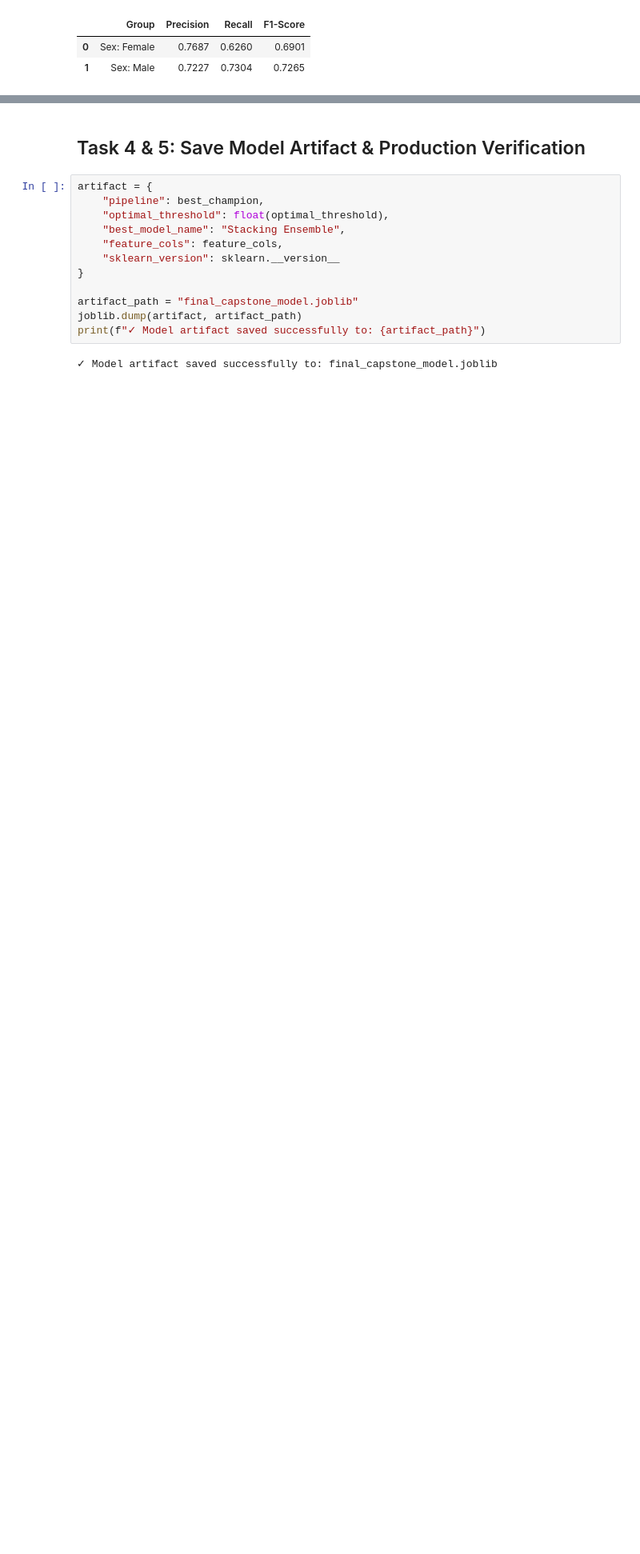
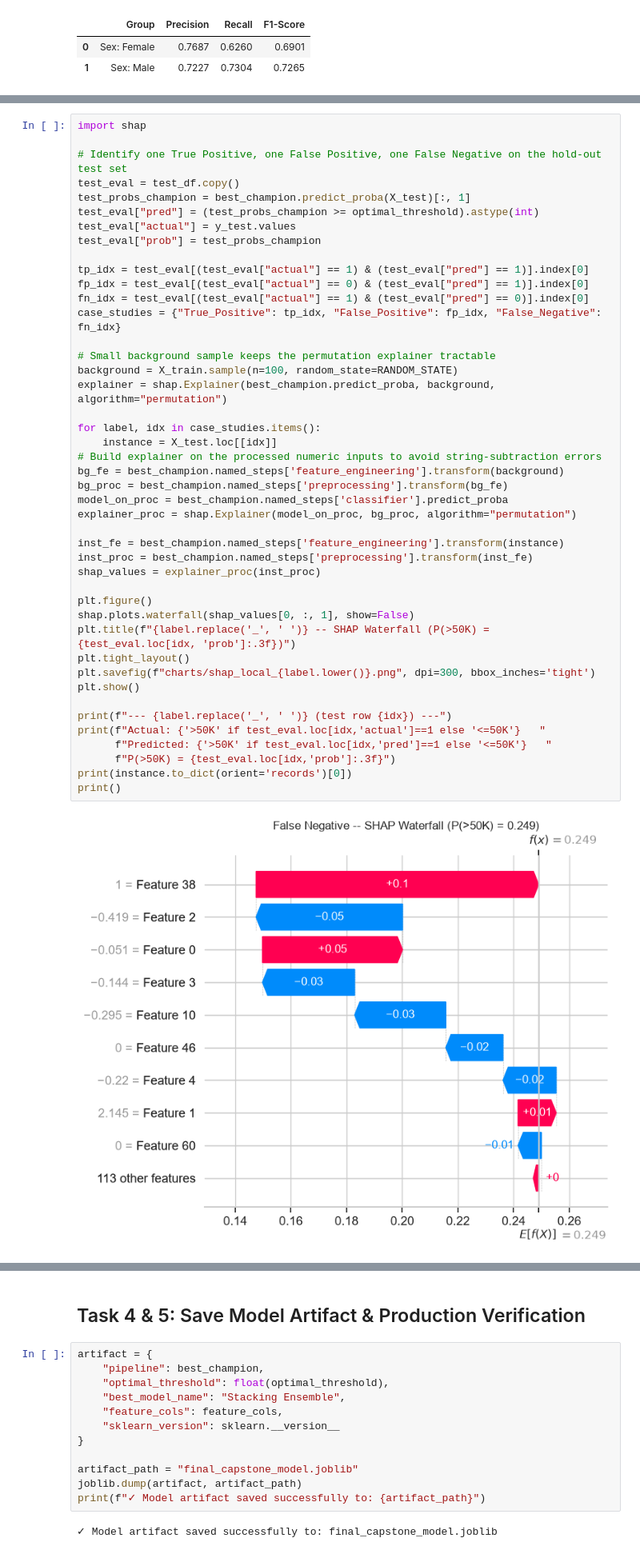
Before and after one commit to abdul-sami88/Netixsol, a Jupyter notebook: Week_4_CMIT_B2/Day5/week4_day5.ipynb, the cells around one changed output, grey strips where cells are left out. Shown at 80% size. Drawn from its saved outputs; the diff is of its cells as text; blank space fills up the shorter version.

```diff
--- a/Week_4_CMIT_B2/Day5/week4_day5.ipynb
+++ b/Week_4_CMIT_B2/Day5/week4_day5.ipynb
@@ -349,0 +445,46 @@ display(pd.DataFrame(fairness_sex))
+# %%
+import shap
+
+# Identify one True Positive, one False Positive, one False Negative on the hold-out test set
+test_eval = test_df.copy()
+test_probs_champion = best_champion.predict_proba(X_test)[:, 1]
+test_eval["pred"] = (test_probs_champion >= optimal_threshold).astype(int)
+test_eval["actual"] = y_test.values
+test_eval["prob"] = test_probs_champion
+
+tp_idx = test_eval[(test_eval["actual"] == 1) & (test_eval["pred"] == 1)].index[0]
+fp_idx = test_eval[(test_eval["actual"] == 0) & (test_eval["pred"] == 1)].index[0]
+fn_idx = test_eval[(test_eval["actual"] == 1) & (test_eval["pred"] == 0)].index[0]
+case_studies = {"True_Positive": tp_idx, "False_Positive": fp_idx, "False_Negative": fn_idx}
+
+# Small background sample keeps the permutation explainer tractable
+background = X_train.sample(n=100, random_state=RANDOM_STATE)
+explainer = shap.Explainer(best_champion.predict_proba, background, algorithm="permutation")
+
+for label, idx in case_studies.items():
+    instance = X_test.loc[[idx]]
+# Build explainer on the processed numeric inputs to avoid string-subtraction errors
+bg_fe = best_champion.named_steps['feature_engineering'].transform(background)
+bg_proc = best_champion.named_steps['preprocessing'].transform(bg_fe)
+model_on_proc = best_champion.named_steps['classifier'].predict_proba
+explainer_proc = shap.Explainer(model_on_proc, bg_proc, algorithm="permutation")
+
+inst_fe = best_champion.named_steps['feature_engineering'].transform(instance)
+inst_proc = best_champion.named_steps['preprocessing'].transform(inst_fe)
+shap_values = explainer_proc(inst_proc)
+
+plt.figure()
+shap.plots.waterfall(shap_values[0, :, 1], show=False)
+plt.title(f"{label.replace('_', ' ')} -- SHAP Waterfall (P(>50K) = {test_eval.loc[idx, 'prob']:.3f})")
+plt.tight_layout()
+plt.savefig(f"charts/shap_local_{label.lower()}.png", dpi=300, bbox_inches='tight')
+plt.show()
+
+print(f"--- {label.replace('_', ' ')} (test row {idx}) ---")
+print(f"Actual: {'>50K' if test_eval.loc[idx,'actual']==1 else '<=50K'}   "
+      f"Predicted: {'>50K' if test_eval.loc[idx,'pred']==1 else '<=50K'}   "
+      f"P(>50K) = {test_eval.loc[idx,'prob']:.3f}")
+print(instance.to_dict(orient='records')[0])
+print()
+# %% [output]
+[figure, added]
```
Also changed, not shown: parts of 9 cells of this notebook, 6 other files.
